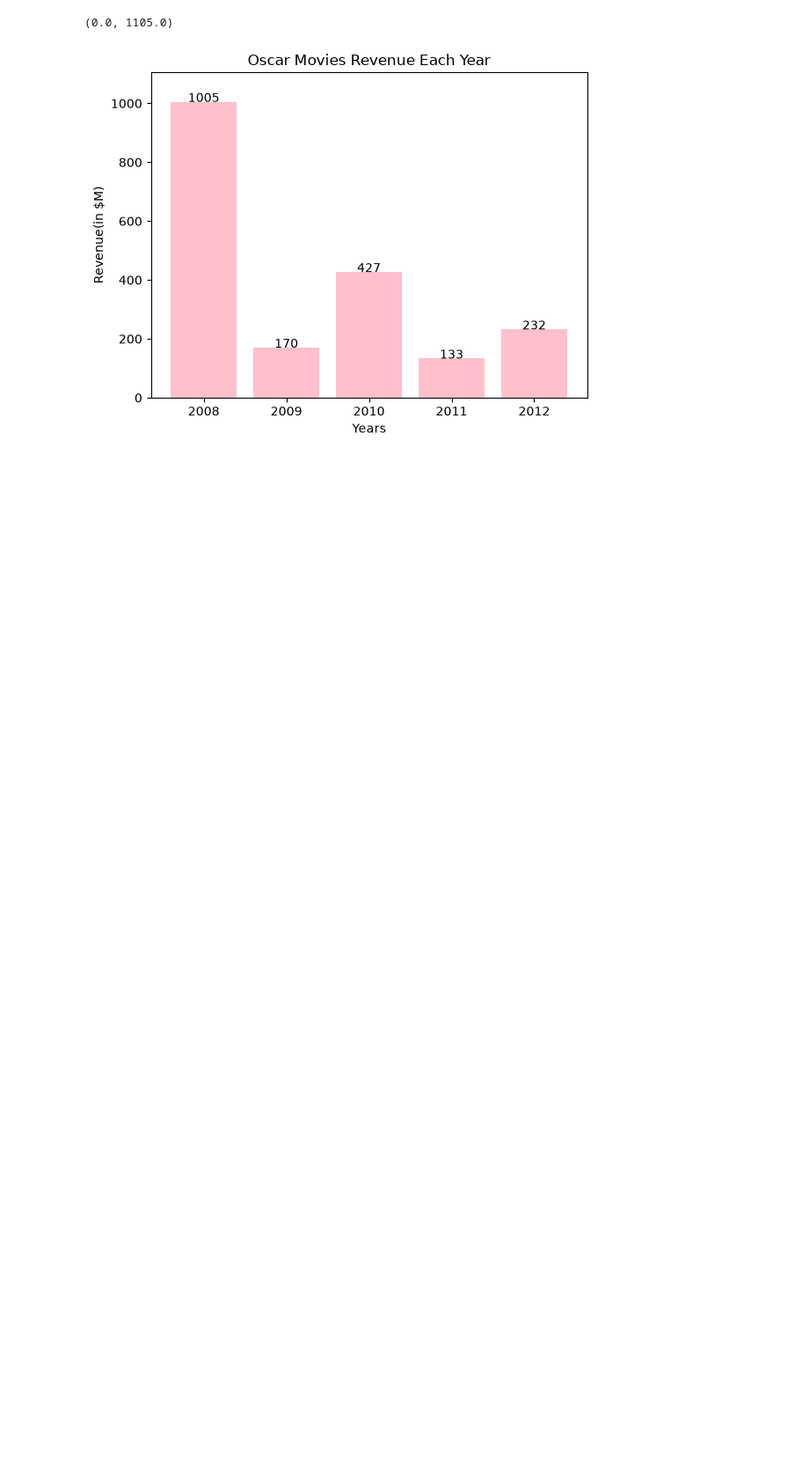
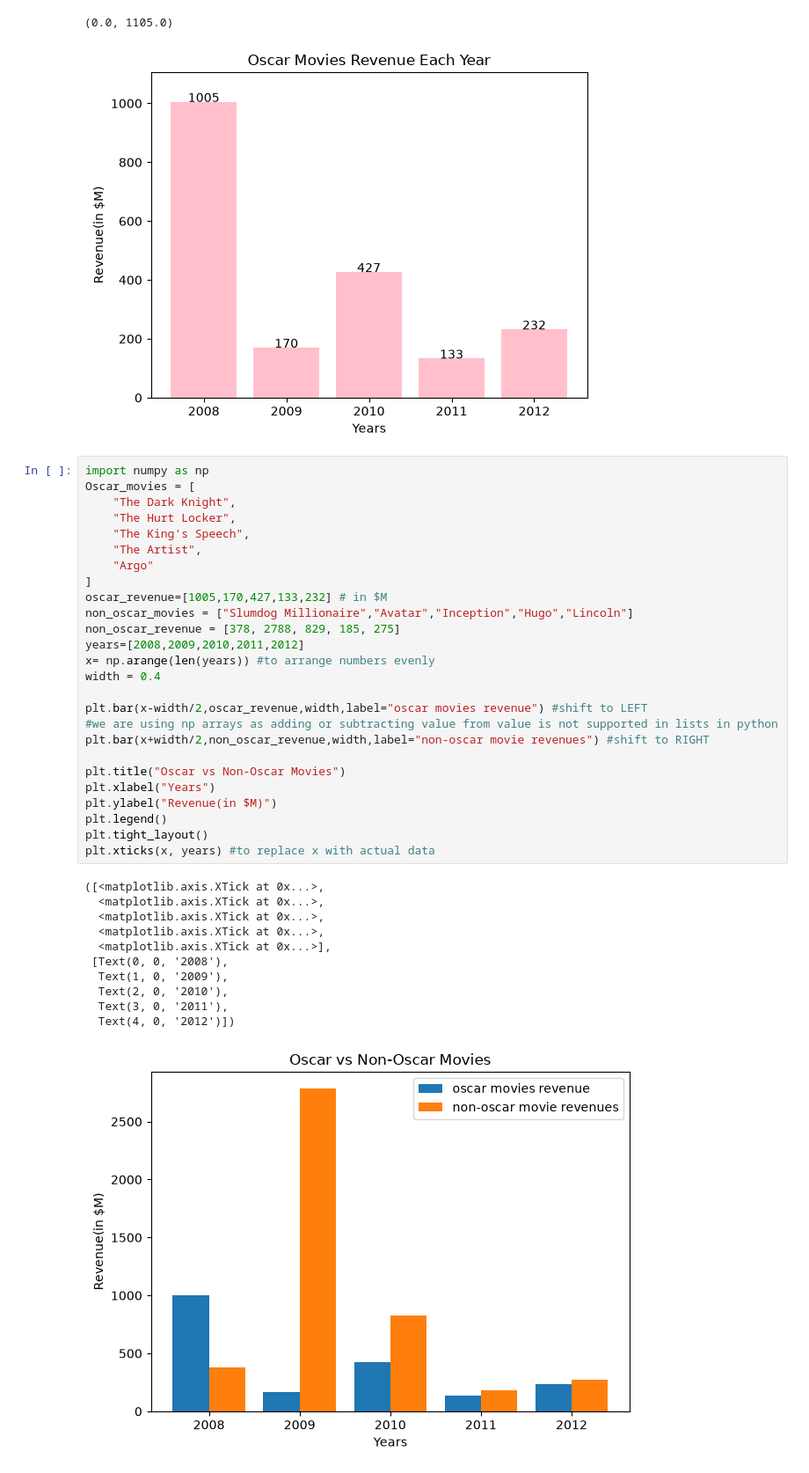
Before and after one commit to Mahak1311/Python-journey, a Jupyter notebook: Matplotlib/matplotlib.ipynb, the cells around one changed output. Shown at 88% size. Drawn from its saved outputs; the diff is of its cells as text; blank space fills up the shorter version.

Commit message:
matplotlib continued

```diff
--- a/Matplotlib/matplotlib.ipynb
+++ b/Matplotlib/matplotlib.ipynb
@@ -107,3 +109,41 @@ plt.ylim(0,max(oscar_revenue)+100)
 # %% [output]
 (0.0, 1105.0)
 [figure]
+# %%
+import numpy as np
+Oscar_movies = [
+    "The Dark Knight",
+    "The Hurt Locker",
+    "The King's Speech",
+    "The Artist",
+    "Argo"
+]
+oscar_revenue=[1005,170,427,133,232] # in $M
+non_oscar_movies = ["Slumdog Millionaire","Avatar","Inception","Hugo","Lincoln"]
+non_oscar_revenue = [378, 2788, 829, 185, 275]
+years=[2008,2009,2010,2011,2012]
+x= np.arange(len(years)) #to arrange numbers evenly
+width = 0.4
+
+plt.bar(x-width/2,oscar_revenue,width,label="oscar movies revenue") #shift to LEFT
+#we are using np arrays as adding or subtracting value from value is not supported in lists in python
+plt.bar(x+width/2,non_oscar_revenue,width,label="non-oscar movie revenues") #shift to RIGHT
+
+plt.title("Oscar vs Non-Oscar Movies")
+plt.xlabel("Years")
+plt.ylabel("Revenue(in $M)")
+plt.legend()
+plt.tight_layout()
+plt.xticks(x, years) #to replace x with actual data
+# %% [output]
+([<matplotlib.axis.XTick at 0x...>,
+  <matplotlib.axis.XTick at 0x...>,
+  <matplotlib.axis.XTick at 0x...>,
+  <matplotlib.axis.XTick at 0x...>,
+  <matplotlib.axis.XTick at 0x...>],
+ [Text(0, 0, '2008'),
+  Text(1, 0, '2009'),
+  Text(2, 0, '2010'),
+  Text(3, 0, '2011'),
+  Text(4, 0, '2012')])
+[figure, added]
```
Also changed, not shown: parts of 8 cells of this notebook.
